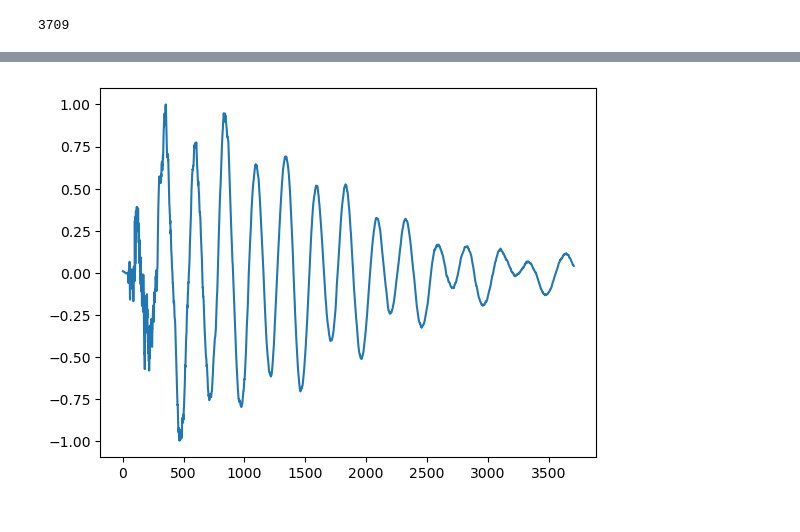
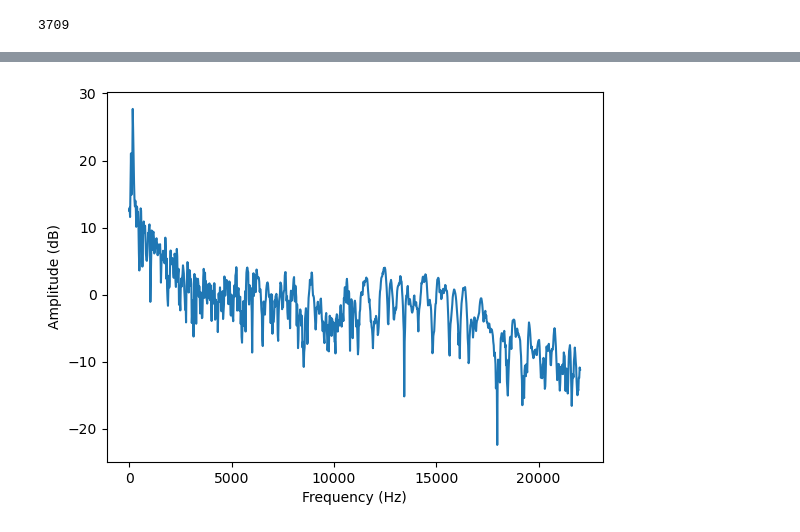
Before and after one commit to enter-opy/old-guitarist, a Jupyter notebook: prototype.ipynb, the cells around one changed output, grey strips where cells are left out. Cells and saved outputs as stored; diff of their text form; code cells hidden in the pictures.

```diff
--- a/prototype.ipynb
+++ b/prototype.ipynb
@@ -94,9 +82,12 @@ NameError: name 'x' is not defined
 # %%
 fs, ir = wavfile.read("impulse_response.wav")
 ir = ir / np.max(abs(ir))
+len(ir)
+# %% [output]
+3709
 # %%
-print(len(ir))
-plt.plot(ir)
-IPython.display.Audio(ir, rate=fs)
+plt.plot(np.arange(1024) * fs / 2048, 10*np.log10(abs(fft(ir[:2048])[int(20 / fs * 2048):1024])))
+plt.xlabel('Frequency (Hz)', fontsize=10)
+plt.ylabel('Amplitude (dB)', fontsize=10)
+plt.savefig('response.png')
 # %% [output]
-3709
@@ -104,4 +94,4 @@ IPython.display.Audio(ir, rate=fs)
-[figure, old version]
+[figure, new version]
 # %%
 x = np.convolve(x, ir, mode='full')
 # %%
```
Also changed, not shown: parts of 10 cells of this notebook, 8 other files.
